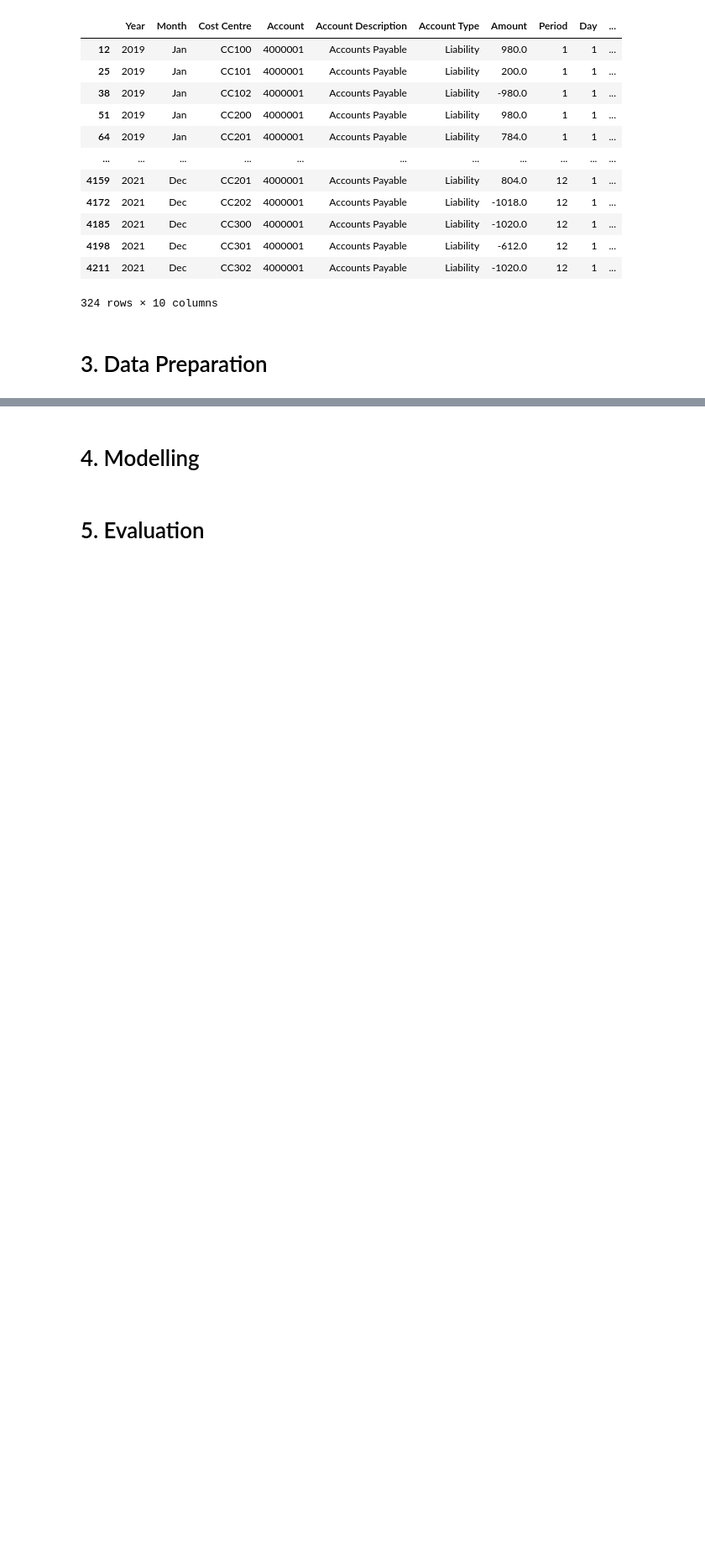
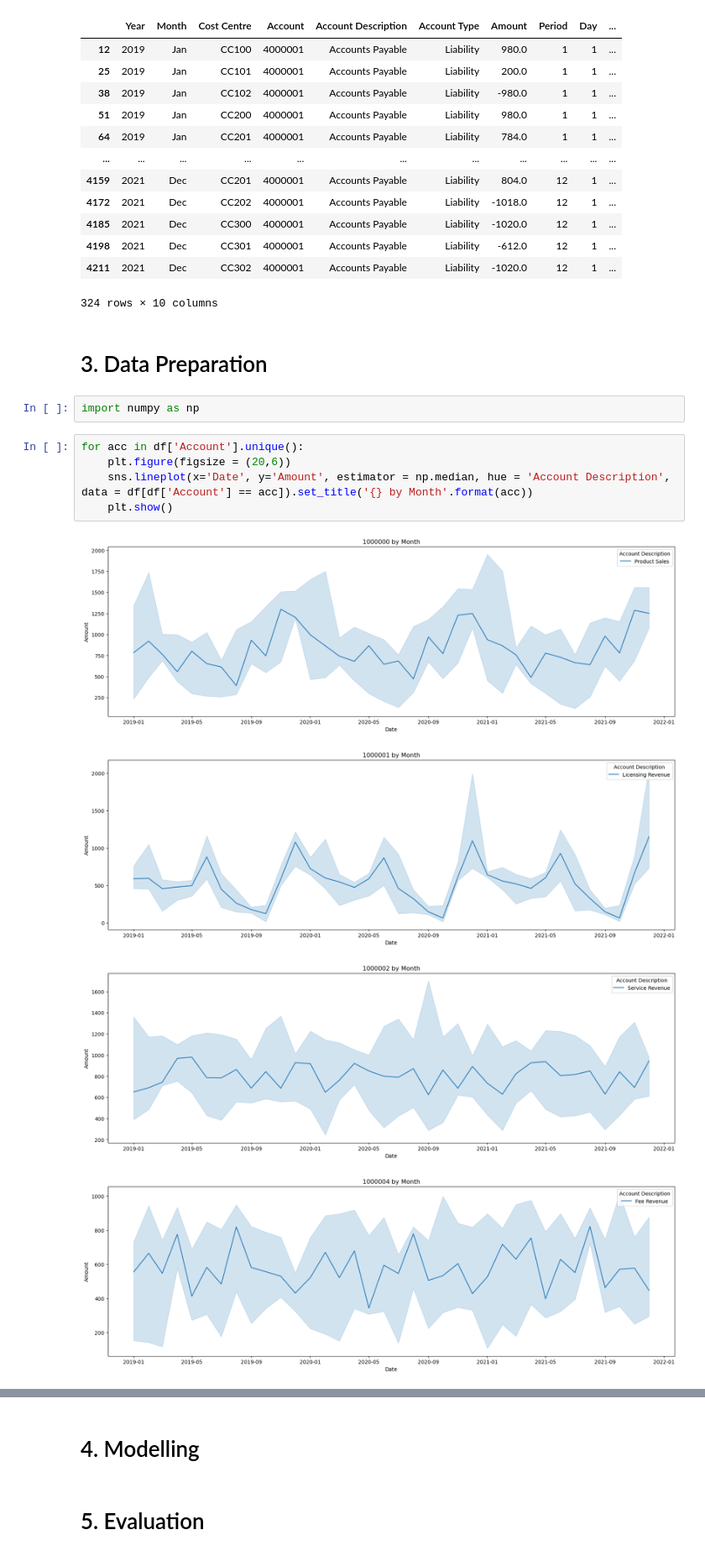
Before and after one commit to santhu932/Machine-learning-Practice-Projects, a Jupyter notebook: Regression/Regression Model.ipynb, the cells around one changed output, grey strips where cells are left out. Shown at 84% size. Drawn from its saved outputs; the diff is of its cells as text; blank space fills up the shorter version.

Commit message:
data preprocessing

```diff
--- a/Regression/Regression Model.ipynb
+++ b/Regression/Regression Model.ipynb
@@ -283,3 +283,15 @@ df[df['Account'] == 4000001]
 324 rows × 10 columns
 # %% [markdown]
 # 3. Data Preparation
+# %%
+import numpy as np
+# %%
+for acc in df['Account'].unique():
+    plt.figure(figsize = (20,6))
+    sns.lineplot(x='Date', y='Amount', estimator = np.median, hue = 'Account Description', data = df[df['Account'] == acc]).set_title('{} by Month'.format(acc))
+    plt.show()
+# %% [output]
+[figure, added]
+[figure, added]
+[figure, added]
+[figure, added]
```
Also changed, not shown: parts of 23 cells of this notebook.
